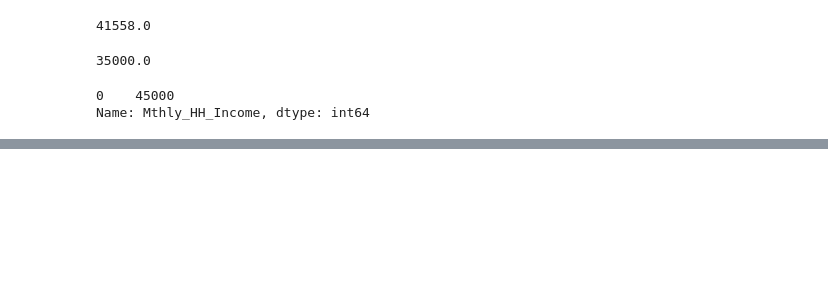
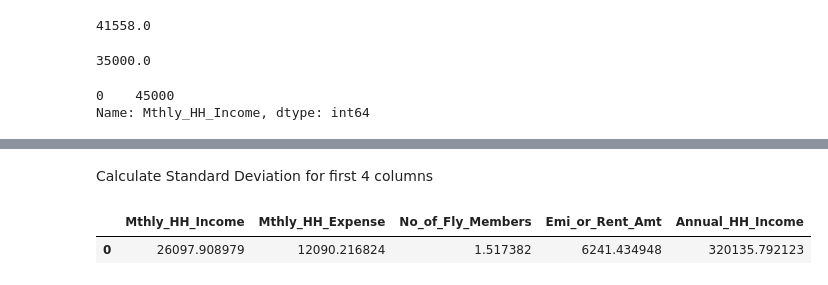
Before and after one commit to pmkmohan/EDA-and-Descriptive-STATs, a Jupyter notebook: DescriptiveStatics.ipynb, the cells around one changed output, grey strips where cells are left out. Drawn from its saved outputs; the diff is of its cells as text; code cells hidden in the pictures; blank space fills up the shorter version.

```diff
--- a/DescriptiveStatics.ipynb
+++ b/DescriptiveStatics.ipynb
@@ -91,0 +132,7 @@ i
+# %% [markdown]
+Calculate Standard Deviation for first 4 columns
+# %%
+pd.DataFrame(income_df.iloc[:,0:5].std().to_frame()).T
+# %% [output]
+|  | Mthly_HH_Income | Mthly_HH_Expense | No_of_Fly_Members | Emi_or_Rent_Amt | Annual_HH_Income |
+| 0 | 26097.908979 | 12090.216824 | 1.517382 | 6241.434948 | 320135.792123 |
```
Also changed, not shown: parts of 14 cells of this notebook.
